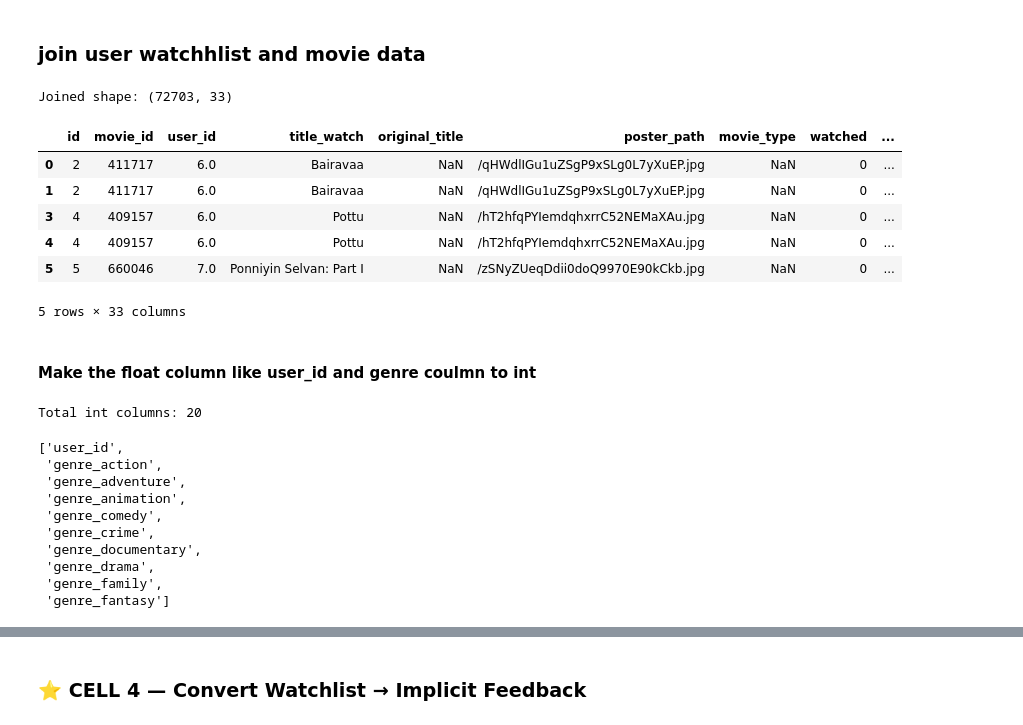
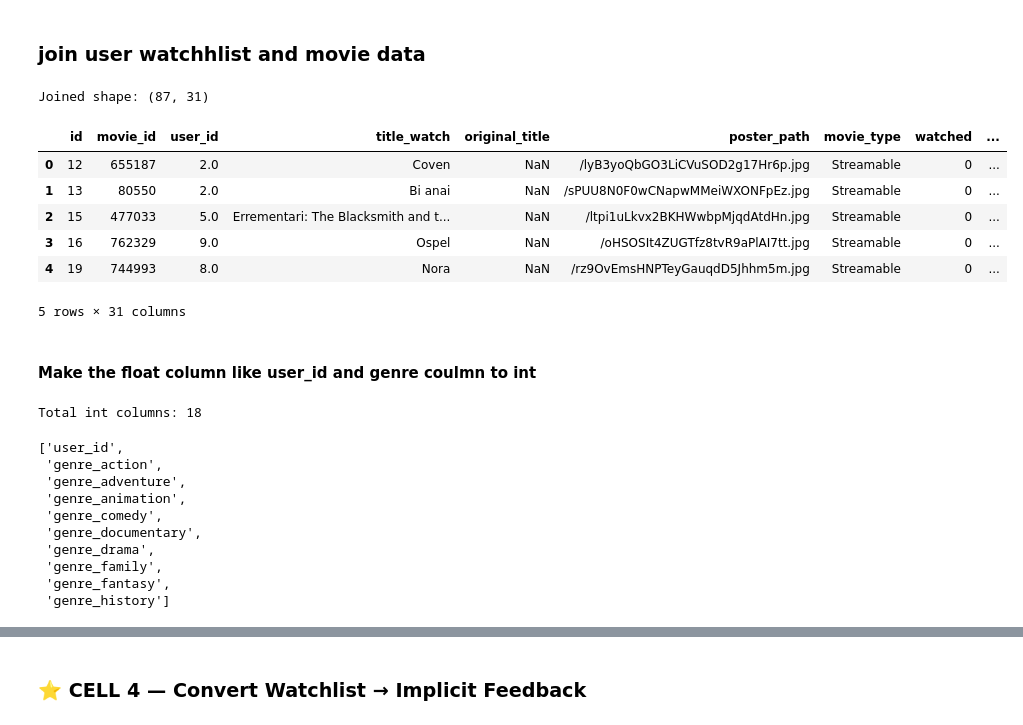
Before and after one commit to an-shubhamrajput/viewflix-backend, a Jupyter notebook: app/reco_artifacts/viewflix_movie_dataset.ipynb, the cells around one changed output, grey strips where cells are left out. Saved outputs shown, nothing was run; the diff lists cells and outputs as text; code cells hidden in the pictures.

```diff
--- a/app/reco_artifacts/viewflix_movie_dataset.ipynb
+++ b/app/reco_artifacts/viewflix_movie_dataset.ipynb
@@ -45,7 +44,7 @@ movie
 # %% [markdown]
 # clean and remove the duplicate movie data present
 # %%
-df = df.drop_duplicates(subset='movie_id', keep='first')
+df = movies_df.drop_duplicates(subset='movie_id', keep='first')
 # %%
 df = df.drop_duplicates(subset='movie_id', keep='last')
 # %%
@@ -92,26 +91,26 @@ df
 ### join user watchhlist and movie data
 # %%
 joined_df = watchlist_df.merge(
-    movies_df,
+    df,
     how="left",
     on="movie_id",
     suffixes=("_watch", "_movie")
 )
 
 # Drop rows where movie not found
 joined_df = joined_df.dropna(subset=["popularity_norm"])
 
 print("Joined shape:", joined_df.shape)
 joined_df.head()
 # %% [output]
-Joined shape: (72703, 33)
+Joined shape: (87, 31)
 |  | id | movie_id | user_id | title_watch | original_title | poster_path | movie_type | watched | ... |
-| 0 | 2 | 411717 | 6.0 | Bairavaa | NaN | /qHWdlIGu1uZSgP9xSLg0L7yXuEP.jpg | NaN | 0 | ... |
-| 1 | 2 | 411717 | 6.0 | Bairavaa | NaN | /qHWdlIGu1uZSgP9xSLg0L7yXuEP.jpg | NaN | 0 | ... |
-| 3 | 4 | 409157 | 6.0 | Pottu | NaN | /hT2hfqPYIemdqhxrrC52NEMaXAu.jpg | NaN | 0 | ... |
-| 4 | 4 | 409157 | 6.0 | Pottu | NaN | /hT2hfqPYIemdqhxrrC52NEMaXAu.jpg | NaN | 0 | ... |
-| 5 | 5 | 660046 | 7.0 | Ponniyin Selvan: Part I | NaN | /zSNyZUeqDdii0doQ9970E90kCkb.jpg | NaN | 0 | ... |
+| 0 | 12 | 655187 | 2.0 | Coven | NaN | /lyB3yoQbGO3LiCVuSOD2g17Hr6p.jpg | Streamable | 0 | ... |
+| 1 | 13 | 80550 | 2.0 | Bi anai | NaN | /sPUU8N0F0wCNapwMMeiWXONFpEz.jpg | Streamable | 0 | ... |
+| 2 | 15 | 477033 | 5.0 | Errementari: The Blacksmith and t... | NaN | /ltpi1uLkvx2BKHWwbpMjqdAtdHn.jpg | Streamable | 0 | ... |
+| 3 | 16 | 762329 | 9.0 | Ospel | NaN | /oHSOSIt4ZUGTfz8tvR9aPlAI7tt.jpg | Streamable | 0 | ... |
+| 4 | 19 | 744993 | 8.0 | Nora | NaN | /rz9OvEmsHNPTeyGauqdD5Jhhm5m.jpg | Streamable | 0 | ... |
-5 rows × 33 columns
+5 rows × 31 columns
 # %% [markdown]
 #### Make the float column like user_id and genre coulmn to int
 # %%
@@ -124,17 +123,17 @@ int_cols = ["user_id"] + genre_cols
 print(f"Total int columns: {len(int_cols)}")
 int_cols[:10]  # preview
 # %% [output]
-Total int columns: 20
+Total int columns: 18
 ['user_id',
  'genre_action',
  'genre_adventure',
  'genre_animation',
  'genre_comedy',
- 'genre_crime',
  'genre_documentary',
  'genre_drama',
  'genre_family',
- 'genre_fantasy']
+ 'genre_fantasy',
+ 'genre_history']
 # %%
 for col in int_cols:
     joined_df[col] = joined_df[col].fillna(0).astype(int)
```
Also changed, not shown: parts of 14 cells of this notebook, 4 other files.
